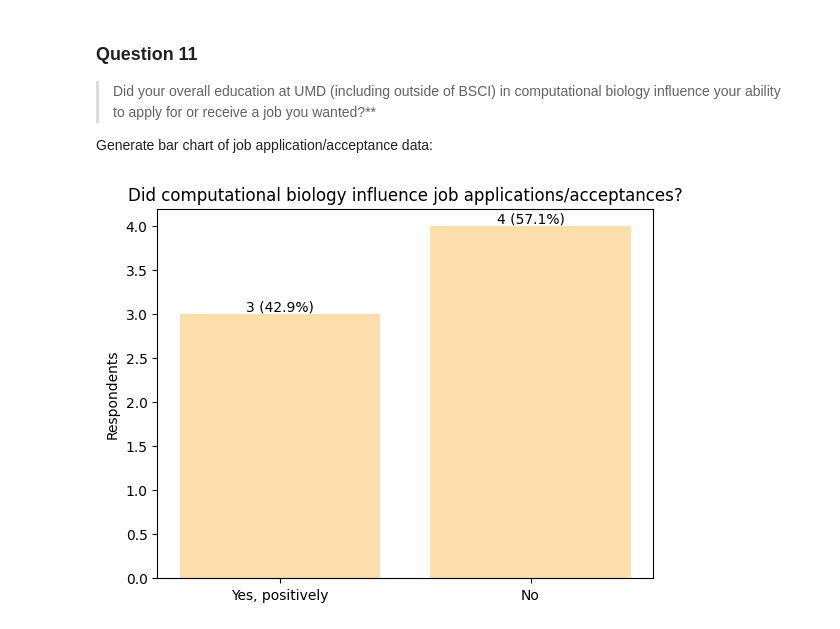
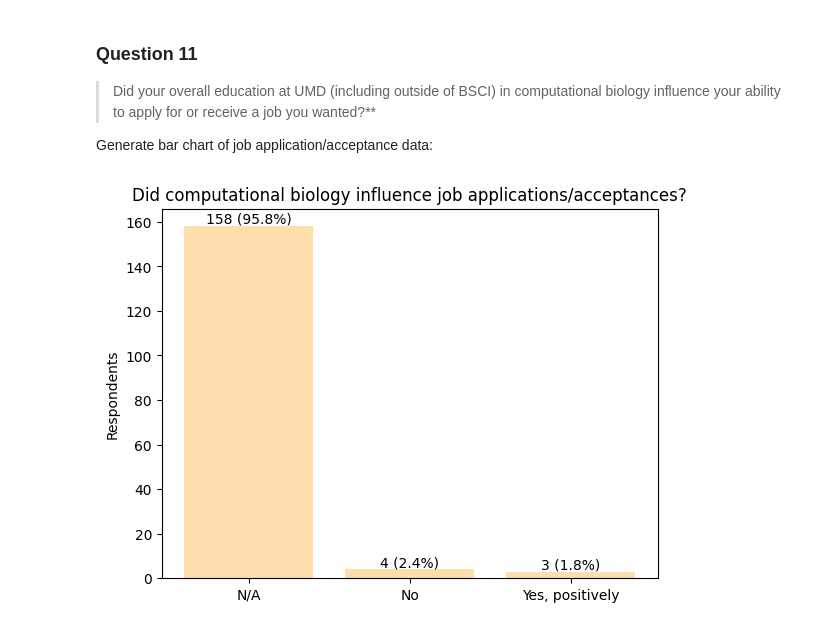
Before and after one commit to maxinehsu/summary-visualizations, a Jupyter notebook: viz.ipynb, the cells around one changed output. Cells and saved outputs as stored; diff of their text form; code cells hidden in the pictures.

Commit message:
fixed q11's issue of not displaying N/A values

```diff
--- a/viz.ipynb
+++ b/viz.ipynb
@@ -173,16 +175,19 @@ plt.show()
 
 Generate bar chart of job application/acceptance data:
 # %%
-q11_counts = df["q11"].value_counts(sort=False) # y-values -- number of respondents
-q11_ans = q11_counts.index.tolist()             # x-values -- answers
-q11_sum = sum(q11_counts)                       # total number of respondents
+q11_counts = df["q11"].value_counts(dropna=False)   # y-values -- number of respondents
+q11_ans = q11_counts.index.tolist()                 # x-values -- answers
+q11_sum = sum(q11_counts)                           # total number of respondents
+
+# replace NaN with "N/A" (causes error otherwise)
+q11_ans = ["N/A" if i is np.nan else i for i in q11_ans]
 
 # generate bar chart
 plt.bar(q11_ans, q11_counts, color="navajowhite")
 plt.title("Did computational biology influence job applications/acceptances?")
 plt.ylabel("Respondents")
 
 ydisplay(q11_ans, q11_counts, q11_sum)
 plt.show()
 # %% [output]
-[figure, old version]
+[figure, new version]
```
Also changed, not shown: parts of 2 cells of this notebook.
